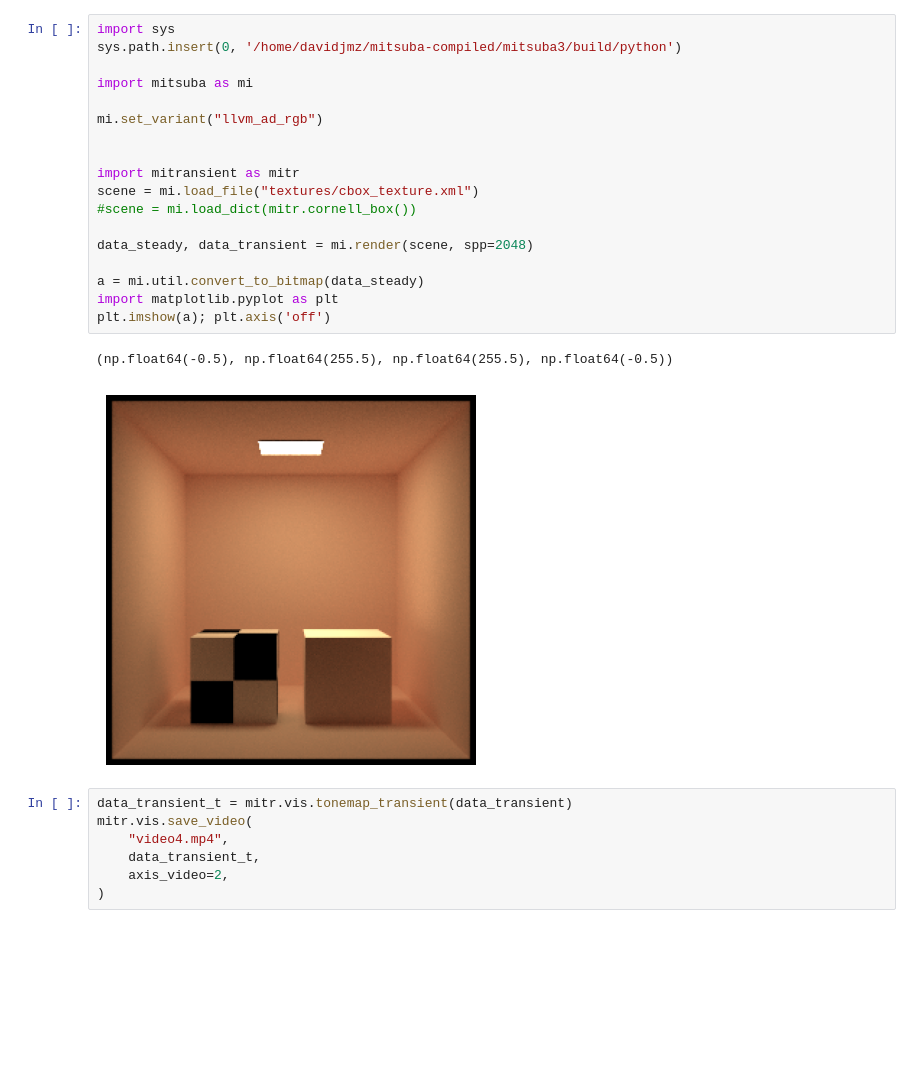
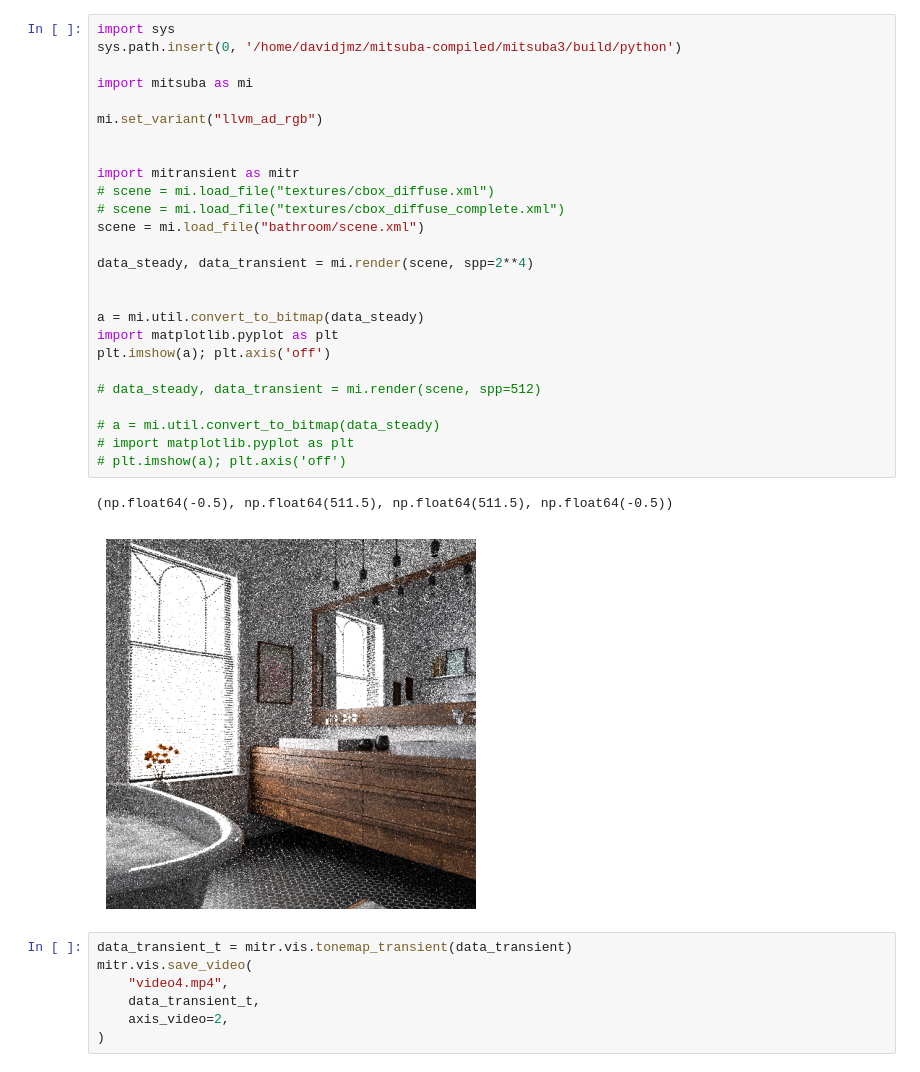
Before and after one commit to Davidjmz12/mitransient, a Jupyter notebook: examples/transient-delays/example_temporal_delay.ipynb, the cells around one changed output. Drawn from its saved outputs; the diff is of its cells as text; blank space fills up the shorter version.

```diff
--- a/examples/transient-delays/example_temporal_delay.ipynb
+++ b/examples/transient-delays/example_temporal_delay.ipynb
@@ -1,24 +1,32 @@
 # %%
 import sys
 sys.path.insert(0, '/home/davidjmz/mitsuba-compiled/mitsuba3/build/python')
 
 import mitsuba as mi
 
 mi.set_variant("llvm_ad_rgb")
 
 
 import mitransient as mitr
-scene = mi.load_file("textures/cbox_texture.xml")
-#scene = mi.load_dict(mitr.cornell_box())
+# scene = mi.load_file("textures/cbox_diffuse.xml")
+# scene = mi.load_file("textures/cbox_diffuse_complete.xml")
+scene = mi.load_file("bathroom/scene.xml")
 
-data_steady, data_transient = mi.render(scene, spp=2048)
+data_steady, data_transient = mi.render(scene, spp=2**4)
+
 
 a = mi.util.convert_to_bitmap(data_steady)
 import matplotlib.pyplot as plt
 plt.imshow(a); plt.axis('off')
+
+# data_steady, data_transient = mi.render(scene, spp=512)
+
+# a = mi.util.convert_to_bitmap(data_steady)
+# import matplotlib.pyplot as plt
+# plt.imshow(a); plt.axis('off')
 # %% [output]
-(np.float64(-0.5), np.float64(255.5), np.float64(255.5), np.float64(-0.5))
+(np.float64(-0.5), np.float64(511.5), np.float64(511.5), np.float64(-0.5))
-[figure, old version]
+[figure, new version]
 # %%
 data_transient_t = mitr.vis.tonemap_transient(data_transient)
 mitr.vis.save_video(
```
Also changed, not shown: 13 other files.
